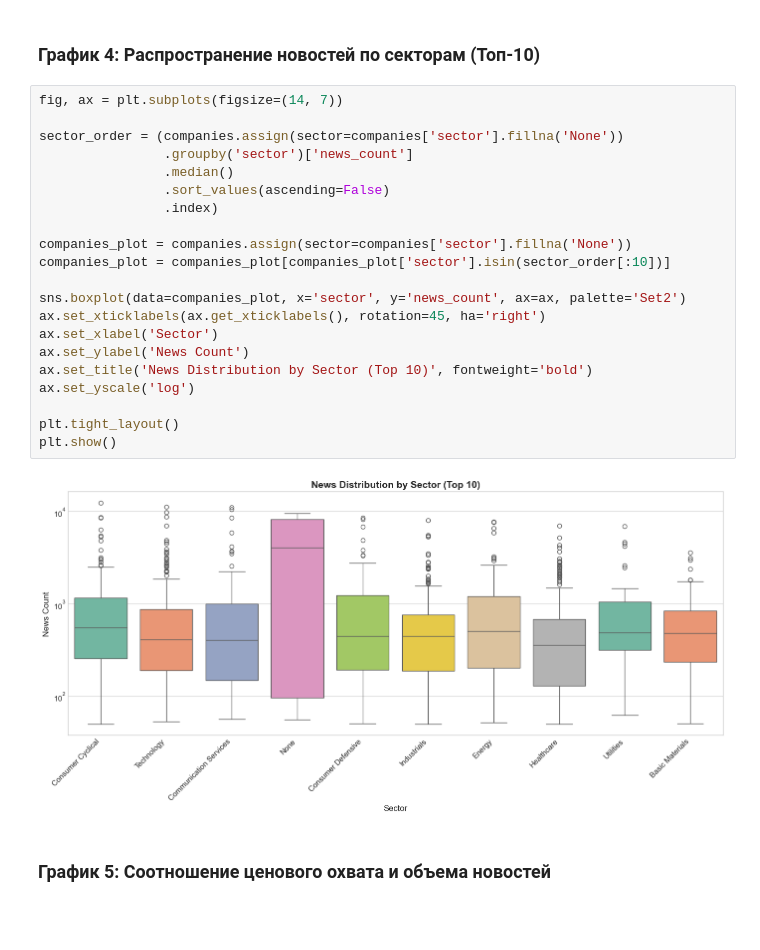
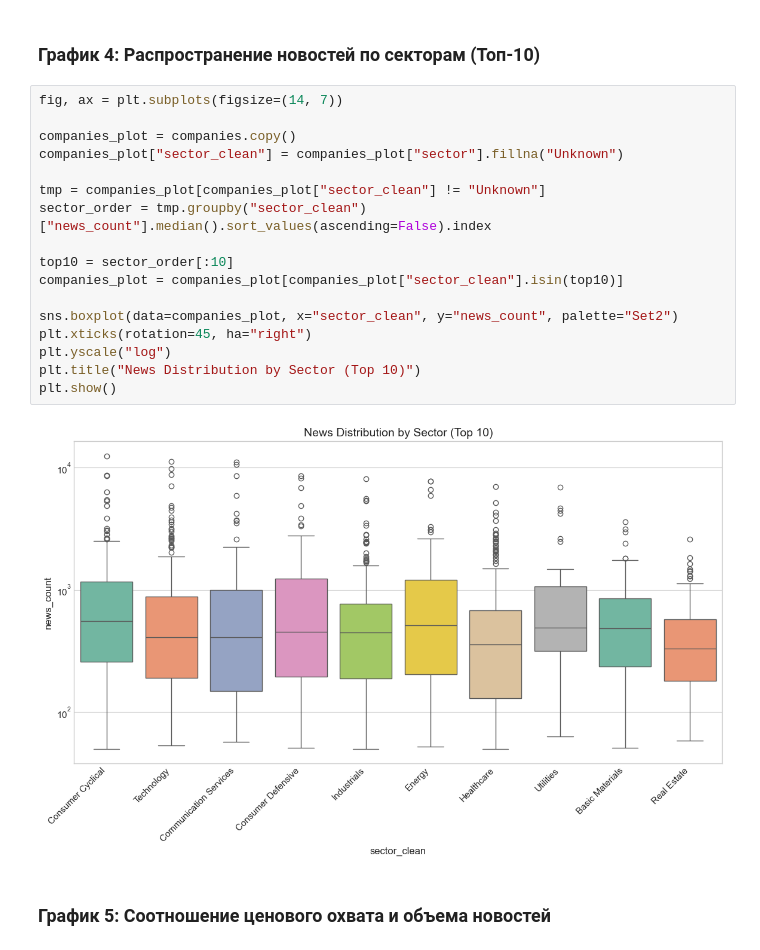
Before and after one commit to PolinaVysotskaya/Sentiment-Analysis-of-News-and-Its-Effect-on-Company-s-Stock, a Jupyter notebook: notebooks/01_data_prep.ipynb, the cells around one changed output. Cells and saved outputs as stored; diff of their text form; blank space fills up the shorter version.

```diff
--- a/notebooks/01_data_prep.ipynb
+++ b/notebooks/01_data_prep.ipynb
@@ -413,26 +413,22 @@ plt.show()
 # %%
 fig, ax = plt.subplots(figsize=(14, 7))
 
-sector_order = (companies.assign(sector=companies['sector'].fillna('None'))
-                .groupby('sector')['news_count']
-                .median()
-                .sort_values(ascending=False)
-                .index)
+companies_plot = companies.copy()
+companies_plot["sector_clean"] = companies_plot["sector"].fillna("Unknown")
 
-companies_plot = companies.assign(sector=companies['sector'].fillna('None'))
-companies_plot = companies_plot[companies_plot['sector'].isin(sector_order[:10])]
+tmp = companies_plot[companies_plot["sector_clean"] != "Unknown"]
+sector_order = tmp.groupby("sector_clean")["news_count"].median().sort_values(ascending=False).index
 
-sns.boxplot(data=companies_plot, x='sector', y='news_count', ax=ax, palette='Set2')
-ax.set_xticklabels(ax.get_xticklabels(), rotation=45, ha='right')
-ax.set_xlabel('Sector')
-ax.set_ylabel('News Count')
-ax.set_title('News Distribution by Sector (Top 10)', fontweight='bold')
-ax.set_yscale('log')
+top10 = sector_order[:10]
+companies_plot = companies_plot[companies_plot["sector_clean"].isin(top10)]
 
-plt.tight_layout()
+sns.boxplot(data=companies_plot, x="sector_clean", y="news_count", palette="Set2")
+plt.xticks(rotation=45, ha="right")
+plt.yscale("log")
+plt.title("News Distribution by Sector (Top 10)")
 plt.show()
 # %% [output]
-[figure, old version]
+[figure, new version]
 # %% [markdown]
 ### График 5: Cоотношение ценового охвата и объема новостей
 # %%
```
